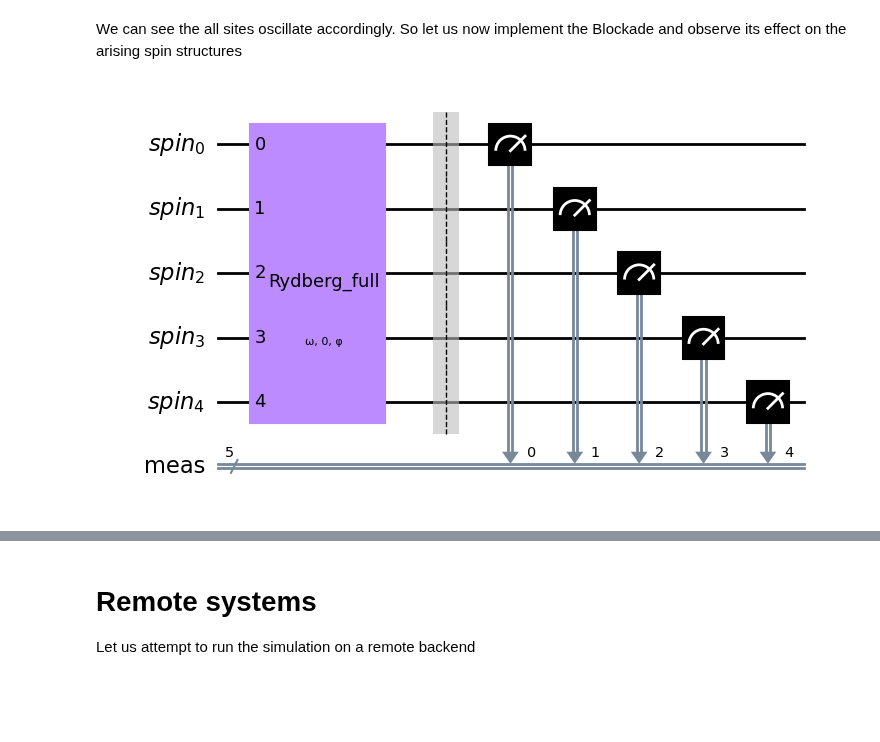
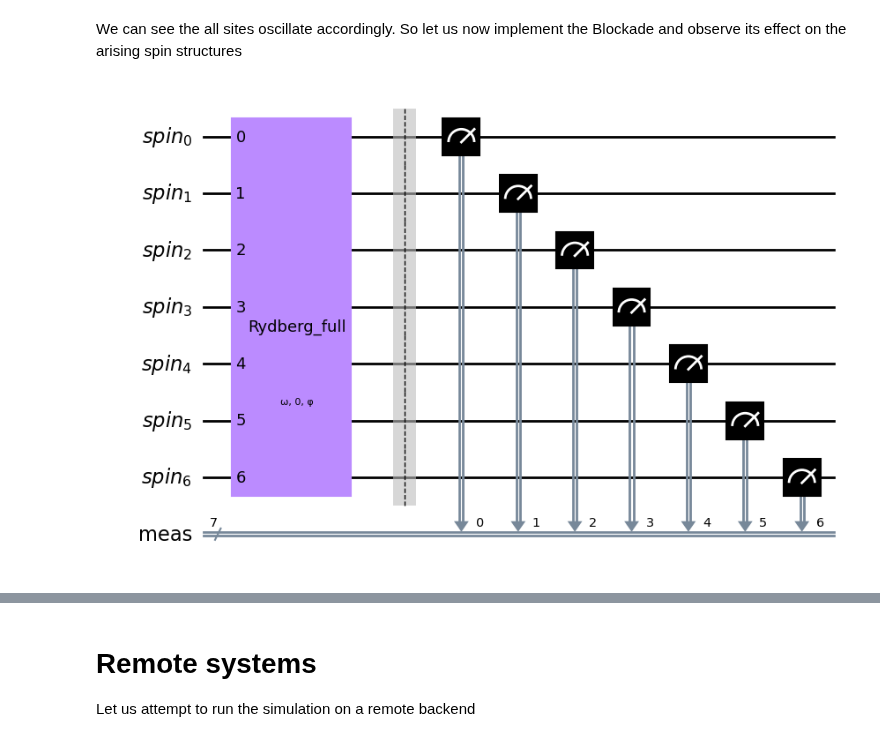
Before and after one commit to qiskit-community/qiskit-cold-atom, a Jupyter notebook: docs/tutorials/RybergPrototype.ipynb, the cells around one changed output, grey strips where cells are left out. Drawn from its saved outputs; the diff is of its cells as text; code cells hidden in the pictures; blank space fills up the shorter version.

```diff
--- a/docs/tutorials/RybergPrototype.ipynb
+++ b/docs/tutorials/RybergPrototype.ipynb
@@ -222,20 +222,20 @@ Text(0.5, 0, 'time')
 # %% [markdown]
 We can see the all sites oscillate accordingly. So let us now implement the Blockade and observe its effect on the arising spin structures
 # %%
-Nwires = 5
+Nwires = 7
 backend = SpinSimulator()
 qc_block = QuantumCircuit(QuantumRegister(Nwires, "spin"))
 
 all_modes=range(Nwires)
 omega_t = Parameter("ω")
 phi_t = Parameter("φ")
 
 qc_block.rydberg_full(omega = omega_t, delta =0, phi = phi_t, modes=all_modes)
 
 qc_block.measure_all()
 qc_block.draw(output='mpl')
 # %% [output]
-[figure, old version]
+[figure, new version]
 # %%
 phases = np.linspace(0, 2*np.pi,15)
 
```
Also changed, not shown: parts of 4 cells of this notebook.
